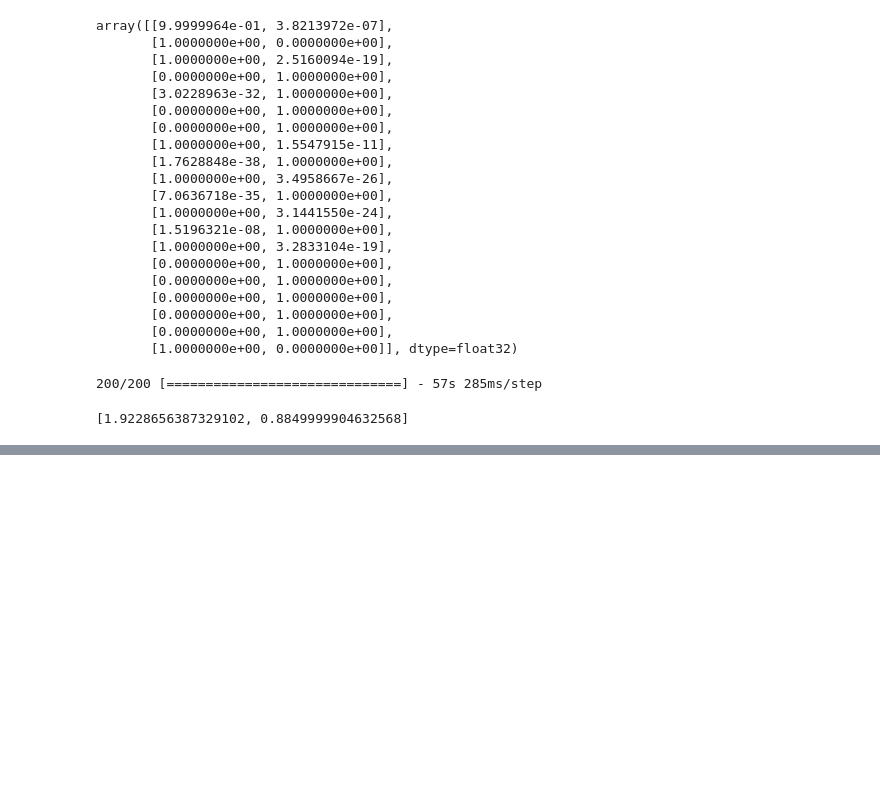
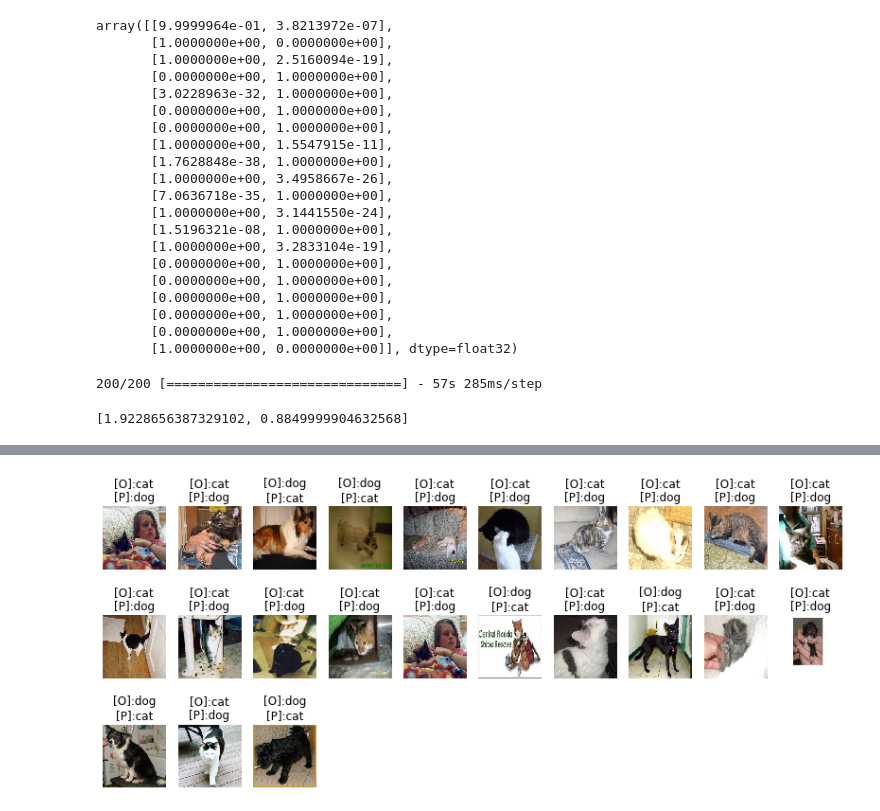
Before and after one commit to Elwing-Chou/MLDemo1216, a Jupyter notebook: transfer_learning.ipynb, the cells around one changed output, grey strips where cells are left out. Drawn from its saved outputs; the diff is of its cells as text; code cells hidden in the pictures; blank space fills up the shorter version.

```diff
--- a/transfer_learning.ipynb
+++ b/transfer_learning.ipynb
@@ -194,5 +194,5 @@ model.evaluate(testimg, testtarget)
 # %%
 # Model跟Sequential不一樣, 他沒有predict_classes
 # predict + argmax(找到最大值的索引)來把它變成是類別
-pre = model.predict(testimg).argmax()
+pre = model.predict(testimg)
 pre
@@ -198,0 +217,3 @@ pre
+# %%
+pre = pre.argmax(axis=1)
+pre
@@ -198,0 +231,26 @@ pre
+# %%
+import matplotlib.pyplot as plt
+trans = ["cat", "dog"]
+# np: !=來比較每個位置的相等
+# nonzero: 找到所有不為0的位置
+# [類似list] -> 把所有東西一次拿給你
+idx = np.nonzero(pre != testtarget)[0]
+
+false_label = testtarget[idx]
+false_pre = pre[idx]
+false_img = testori[idx]
+
+width = 10
+height = len(idx) // width + 1
+plt.figure(figsize=(14, 6))
+
+false_collection = zip(false_label, false_pre, false_img)
+# 得到每一個: (index, (false_label, pre, img))
+for i, (l, p, img) in enumerate(false_collection):
+    plt.subplot(height, width, i+1)
+    t = "[O]:{}\n[P]:{}".format(trans[l], trans[p])
+    plt.title(t)
+    plt.axis("off")
+    plt.imshow(img)
+# %% [output]
+[figure, added]
```
Also changed, not shown: parts of 2 cells of this notebook.
